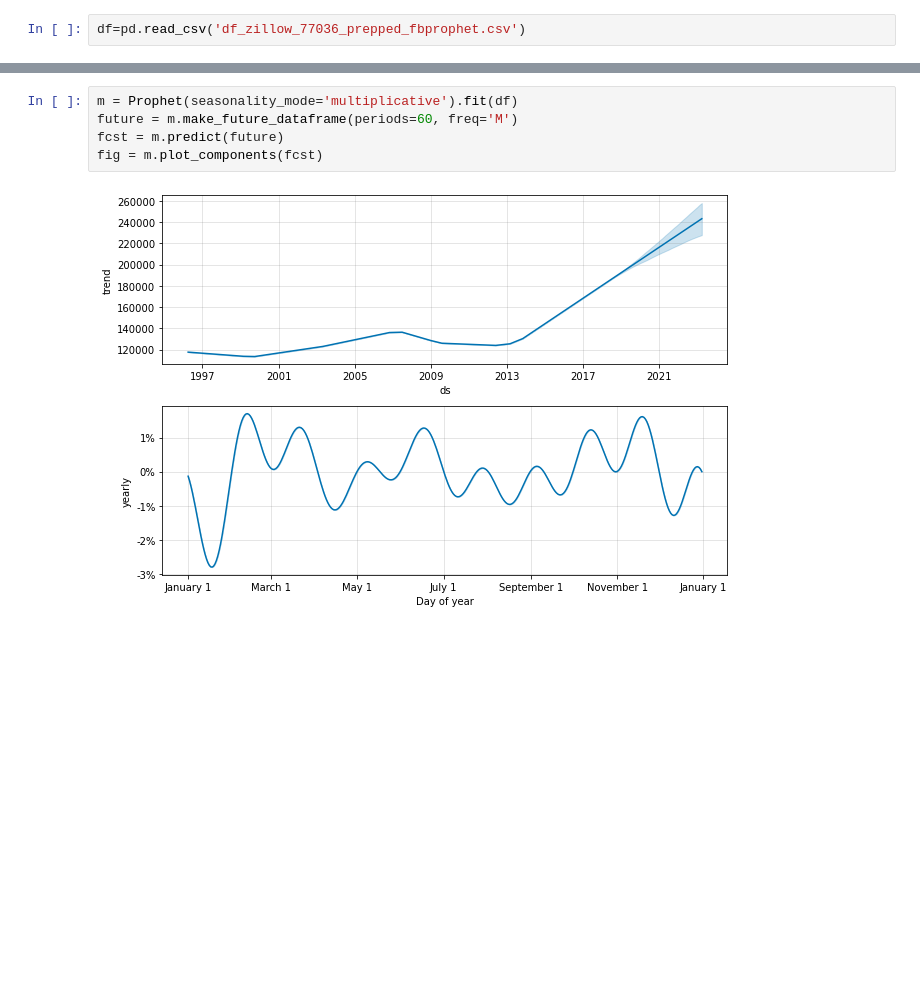
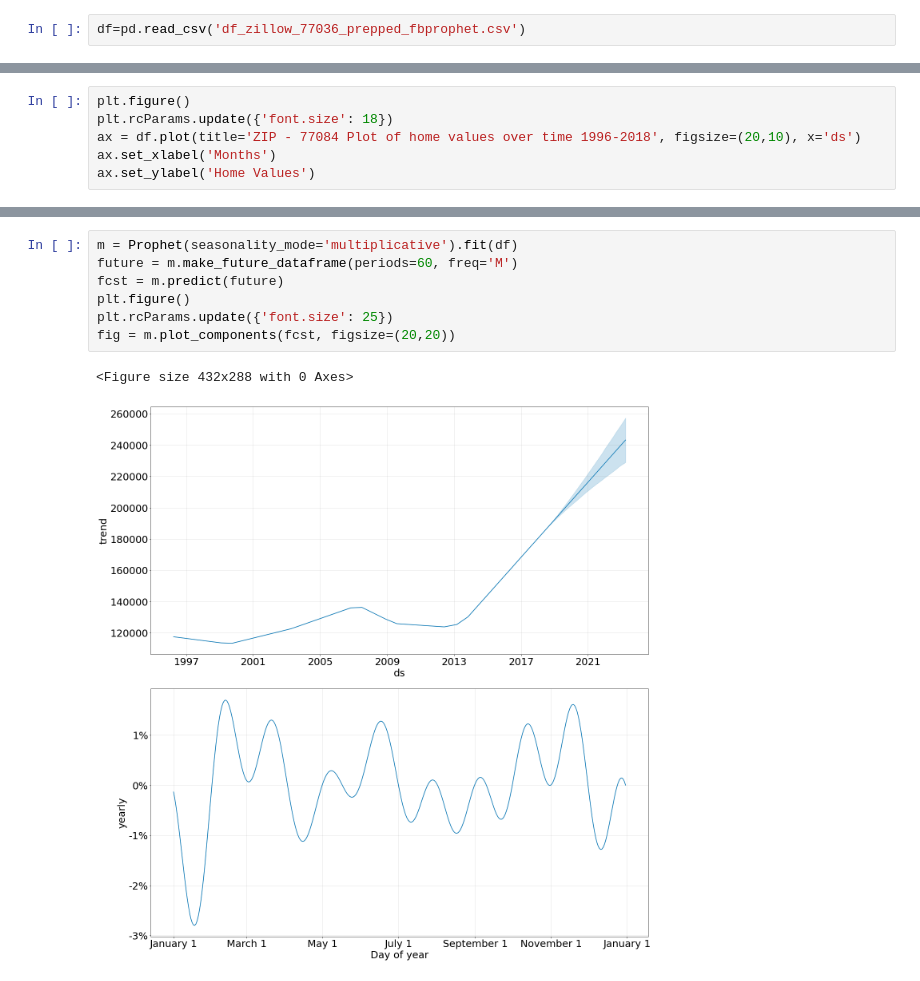
Before and after one commit to akuppan1/Top-5-Zip-Codes-to-Invest-in-USA, a Jupyter notebook: [Pick 1]_77084_Analysis_FBProphet.ipynb, the cells around one changed output, grey strips where cells are left out. Drawn from its saved outputs; the diff is of its cells as text; blank space fills up the shorter version.

```diff
--- a/[Pick 1]_77084_Analysis_FBProphet.ipynb
+++ b/[Pick 1]_77084_Analysis_FBProphet.ipynb
@@ -23,0 +32,6 @@ df.plot()
+# %%
+plt.figure()
+plt.rcParams.update({'font.size': 18})
+ax = df.plot(title='ZIP - 77084 Plot of home values over time 1996-2018', figsize=(20,10), x='ds')
+ax.set_xlabel('Months')
+ax.set_ylabel('Home Values')
@@ -24,10 +56,13 @@ df.plot()
 # %%
 m = Prophet(seasonality_mode='multiplicative').fit(df)
 future = m.make_future_dataframe(periods=60, freq='M')
 fcst = m.predict(future)
-fig = m.plot_components(fcst)
+plt.figure()
+plt.rcParams.update({'font.size': 25})
+fig = m.plot_components(fcst, figsize=(20,20))
 # %% [output]
+<Figure size 432x288 with 0 Axes>
-[figure, old version]
+[figure, new version]
 # %%
 fcst[['ds', 'yhat', 'yhat_lower', 'yhat_upper']].tail()
 # %% [output]
```
Also changed, not shown: parts of 20 cells of this notebook.
